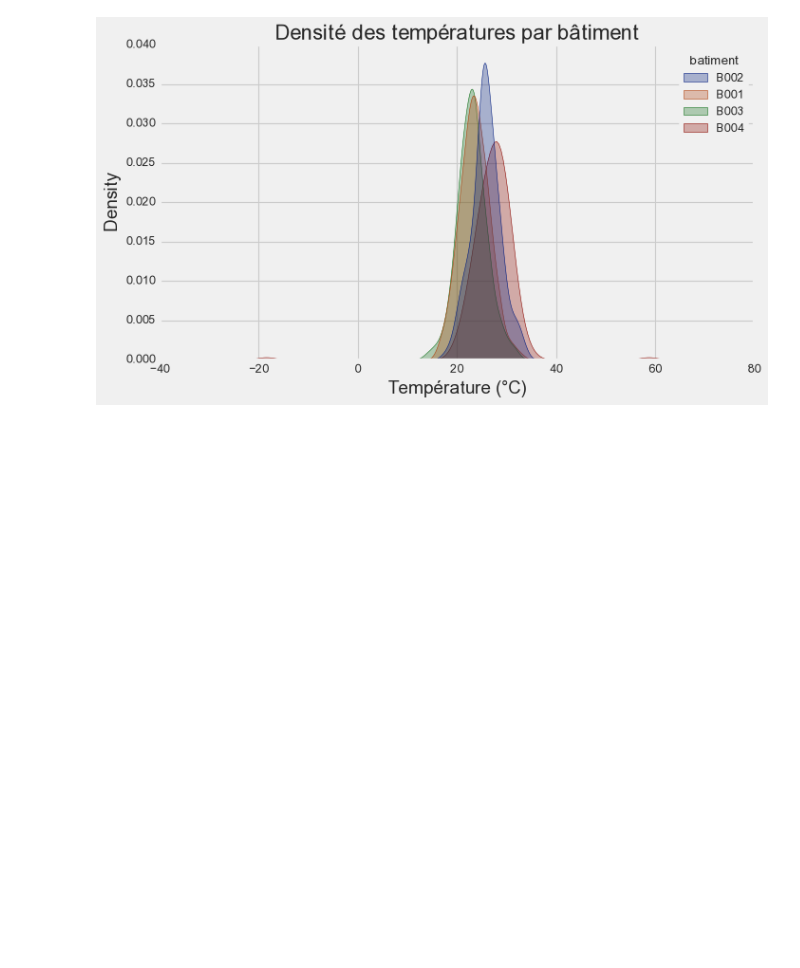
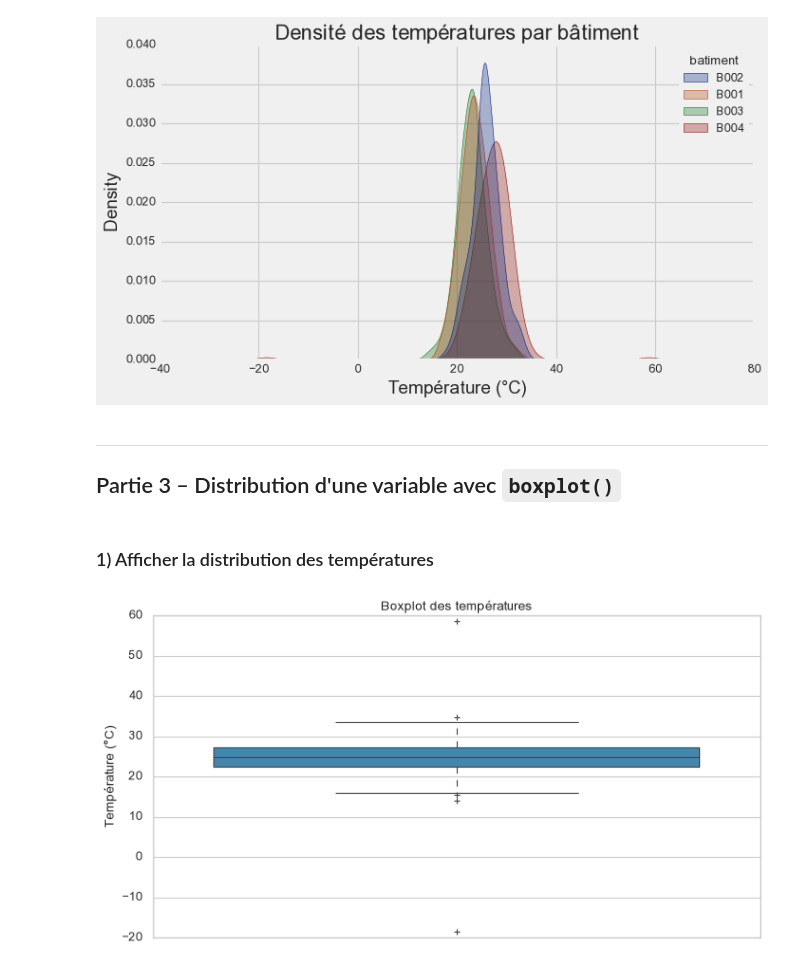
Before and after one commit to khadijagueye235/Atelier_seaborn, a Jupyter notebook: notebooks/atelier_seaborn_iot.ipynb, the cells around one changed output. Drawn from its saved outputs; the diff is of its cells as text; code cells hidden in the pictures; blank space fills up the shorter version.

Commit message:
partie 3(boxplot):terminée

```diff
--- a/notebooks/atelier_seaborn_iot.ipynb
+++ b/notebooks/atelier_seaborn_iot.ipynb
@@ -169,3 +169,16 @@ plt.xlabel("Température (°C)")
 plt.show()
 # %% [output]
 [figure]
+# %% [markdown]
+---
+## Partie 3 – Distribution d'une variable avec `boxplot()`
+# %% [markdown]
+### 1) Afficher la distribution des températures
+# %%
+plt.figure(figsize=(9, 5))
+sns.boxplot(data=df, y="temperature")
+plt.title("Boxplot des températures")
+plt.ylabel("Température (°C)")
+plt.show()
+# %% [output]
+[figure, added]
```
Also changed, not shown: parts of 6 cells of this notebook.
